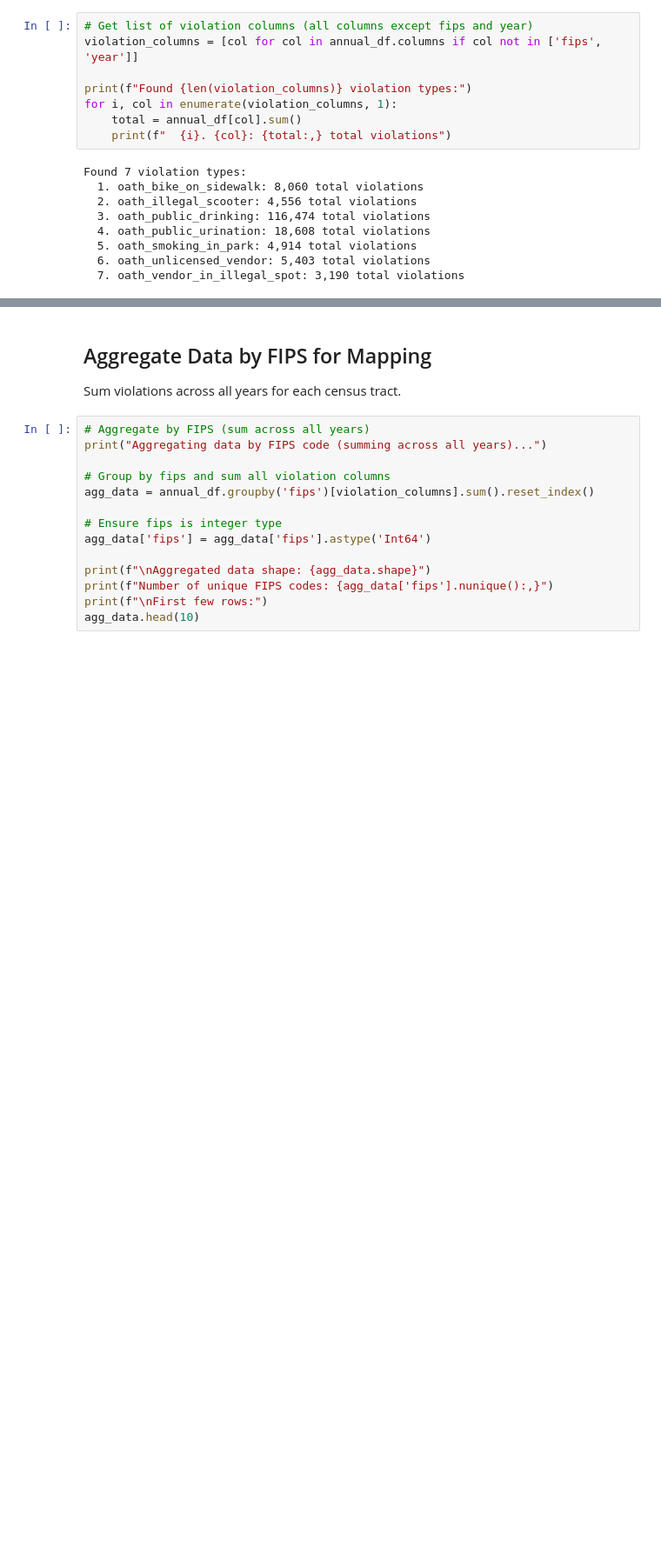
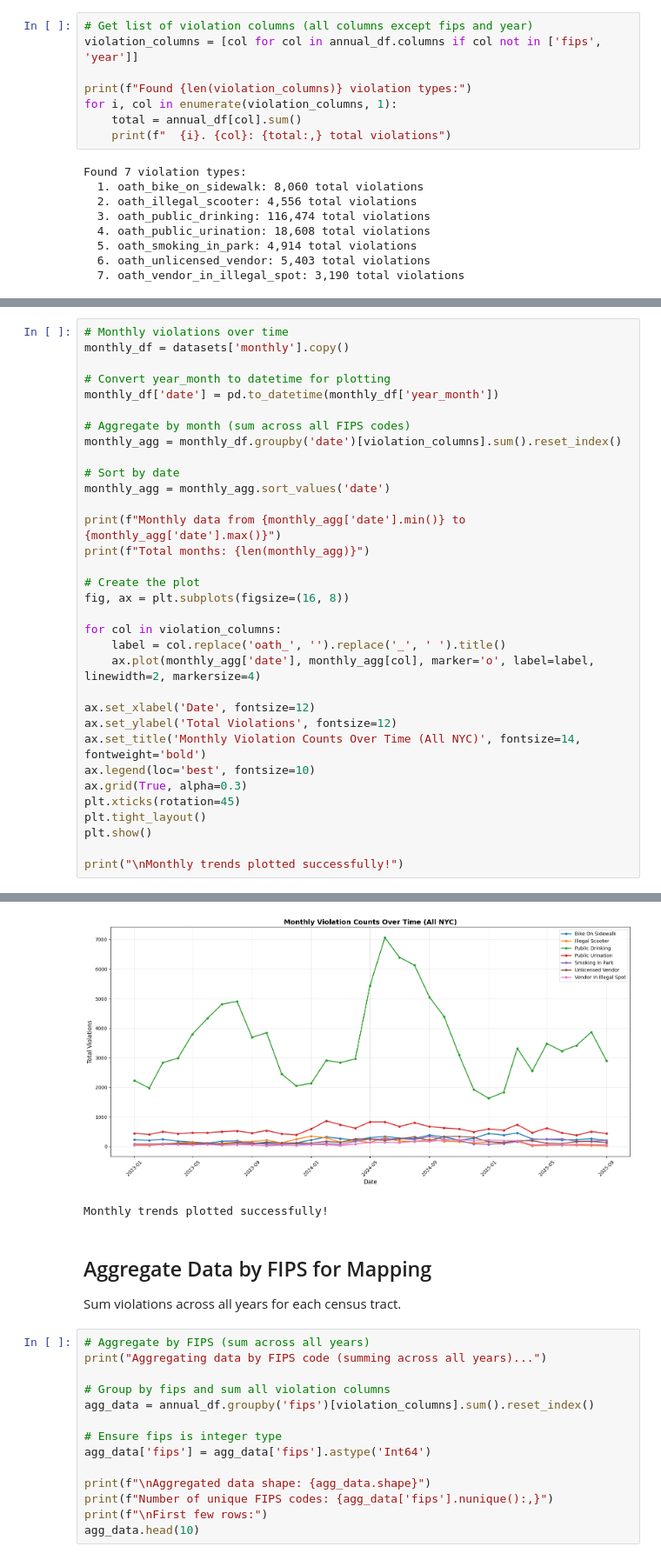
Before and after one commit to sirpthatch/analysis, a Jupyter notebook: projects/oath/notebooks/profile_oath.ipynb, the cells around one changed output, grey strips where cells are left out. Shown at 87% size. Saved outputs shown, nothing was run; the diff lists cells and outputs as text; blank space fills up the shorter version.

```diff
--- a/projects/oath/notebooks/profile_oath.ipynb
+++ b/projects/oath/notebooks/profile_oath.ipynb
@@ -138,0 +200,34 @@ Found 7 violation types:
+# %%
+# Monthly violations over time
+monthly_df = datasets['monthly'].copy()
+
+# Convert year_month to datetime for plotting
+monthly_df['date'] = pd.to_datetime(monthly_df['year_month'])
+
+# Aggregate by month (sum across all FIPS codes)
+monthly_agg = monthly_df.groupby('date')[violation_columns].sum().reset_index()
+
+# Sort by date
+monthly_agg = monthly_agg.sort_values('date')
+
+print(f"Monthly data from {monthly_agg['date'].min()} to {monthly_agg['date'].max()}")
+print(f"Total months: {len(monthly_agg)}")
+
+# Create the plot
+fig, ax = plt.subplots(figsize=(16, 8))
+
+for col in violation_columns:
+    label = col.replace('oath_', '').replace('_', ' ').title()
+    ax.plot(monthly_agg['date'], monthly_agg[col], marker='o', label=label, linewidth=2, markersize=4)
+
+ax.set_xlabel('Date', fontsize=12)
+ax.set_ylabel('Total Violations', fontsize=12)
+ax.set_title('Monthly Violation Counts Over Time (All NYC)', fontsize=14, fontweight='bold')
+ax.legend(loc='best', fontsize=10)
+ax.grid(True, alpha=0.3)
+plt.xticks(rotation=45)
+plt.tight_layout()
+plt.show()
+
+print("\nMonthly trends plotted successfully!")
+# %% [output]
@@ -139,3 +236,5 @@ Found 7 violation types:
+[figure, added]
+Monthly trends plotted successfully!
 # %% [markdown]
 ## Aggregate Data by FIPS for Mapping
 
```
Also changed, not shown: parts of 4 cells of this notebook.
